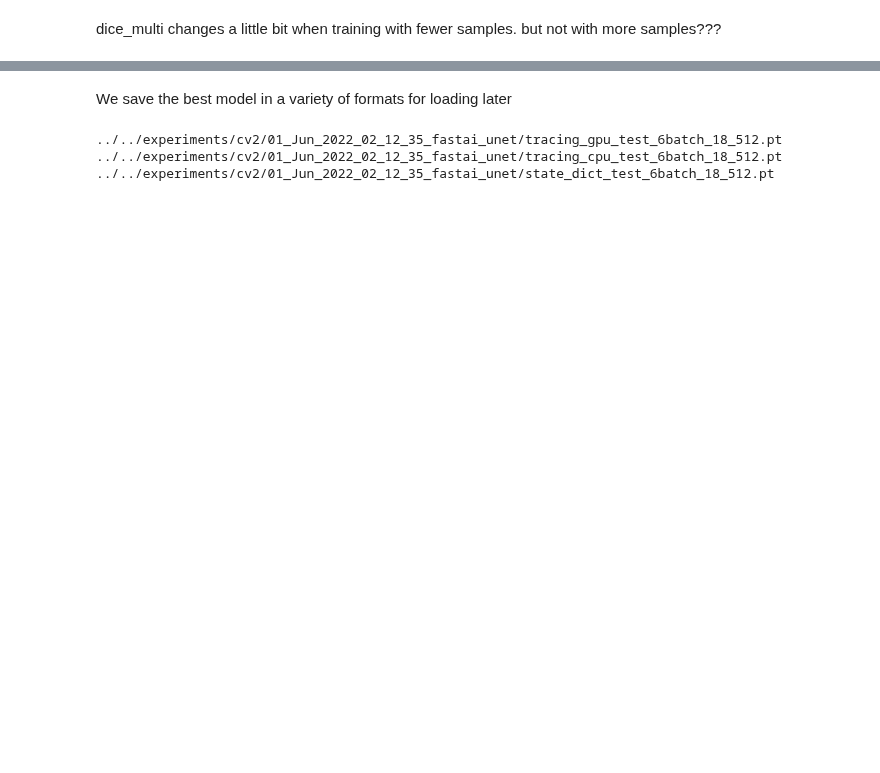
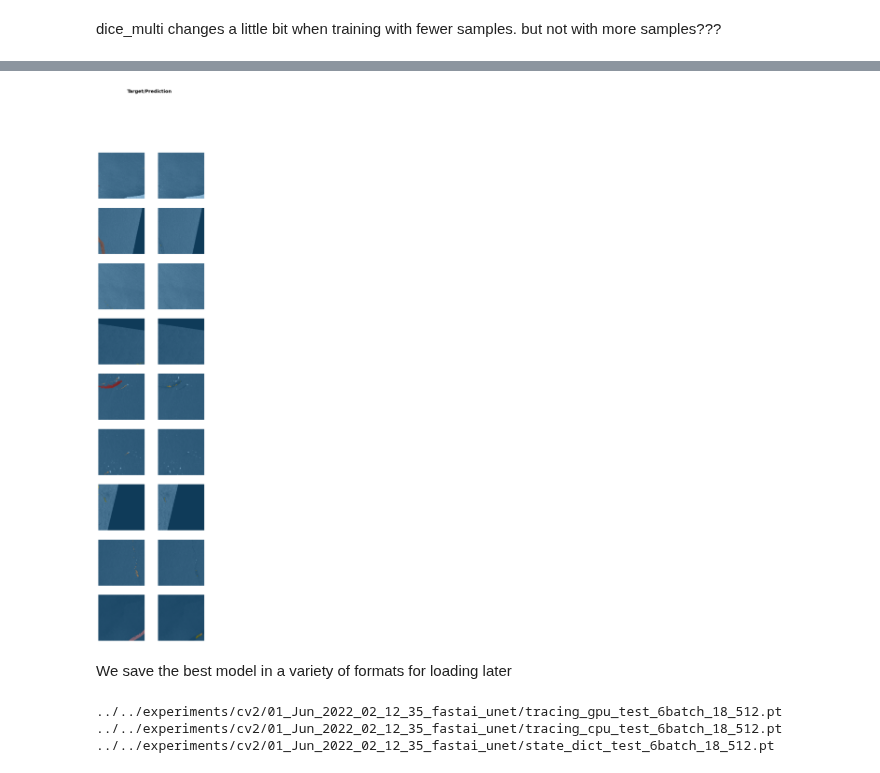
Before and after one commit to SkyTruth/cerulean-ml, a Jupyter notebook: notebooks/fastai2_unet_trainer_cv2.ipynb, the cells around one changed output, grey strips where cells are left out. Cells and saved outputs as stored; diff of their text form; code cells hidden in the pictures; blank space fills up the shorter version.

```diff
--- a/notebooks/fastai2_unet_trainer_cv2.ipynb
+++ b/notebooks/fastai2_unet_trainer_cv2.ipynb
@@ -132,5 +133,5 @@ print(experiment_dir)
 # %%
-arch = 18
+arch = 34
 archs = {18: resnet18, 34: resnet34, 50: resnet50}
 # %%
 b = dls.one_batch()
@@ -145,7 +148,9 @@ torch.Size([1, 3, 256, 256])
 # %%
-# cbs = [TensorBoardCallback(projector=False, trace_model=False)]
-# learner.recorder.metric_names
-learner = unet_learner(dls, archs[arch], #metrics=[DiceMulti(axis=1)]
-                       model_dir=experiment_dir
-                       ) #cbs=cbs# SaveModelCallback saves model when there is improvement
+cbs = [TensorBoardCallback(projector=False, trace_model=False),
+       SaveModelCallback(monitor="valid_loss", with_opt=True),
+       EarlyStoppingCallback(monitor='valid_loss', min_delta=0.005, patience=5) ]
+
+learner = unet_learner(dls, archs[arch], metrics=[DiceMulti, Dice],
+                       model_dir=experiment_dir, n_out=7,
+                       cbs=cbs) #cbs=cbs# SaveModelCallback saves model when there is improvement
 # lr = learner.lr_find()
@@ -166,0 +195,3 @@ For debugging consider passing CUDA_LAUNCH_BLOCKING=1.
+# %%
+learner.show_results()
+# %% [output]
@@ -167,3 +199,4 @@ For debugging consider passing CUDA_LAUNCH_BLOCKING=1.
+[figure, added]
 # %%
 # validation = learner.validate()
 # there's a strange bug here where an internal method is not found that should be found
```
Also changed, not shown: parts of 14 cells of this notebook.
